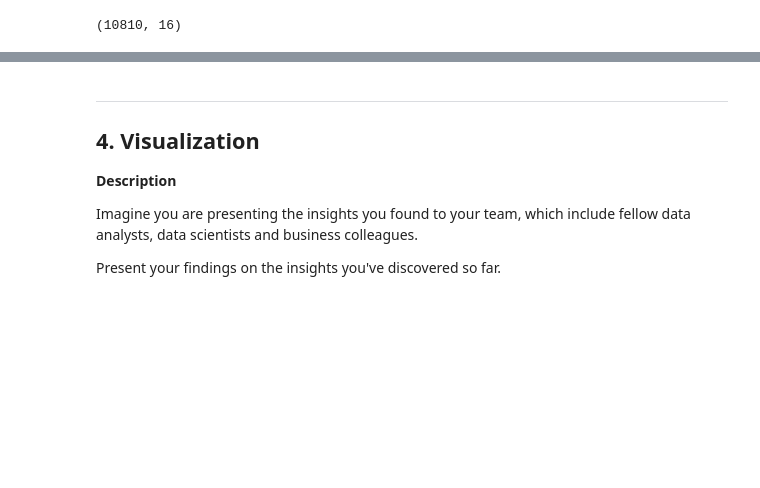
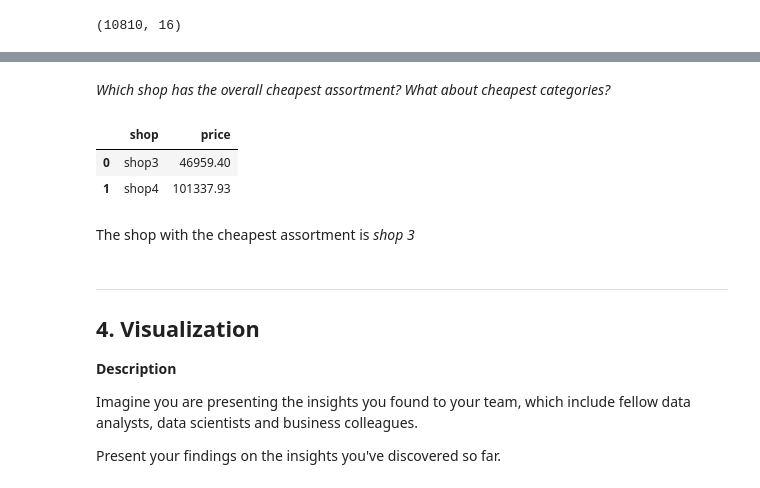
Before and after one commit to ruifurtado/da_challenge, a Jupyter notebook: da_challenge.ipynb, the cells around one changed output, grey strips where cells are left out. Drawn from its saved outputs; the diff is of its cells as text; code cells hidden in the pictures; blank space fills up the shorter version.

```diff
--- a/da_challenge.ipynb
+++ b/da_challenge.ipynb
@@ -419,3 +563,13 @@ df_final.shape
+# %% [markdown]
+_Which shop has the overall cheapest assortment? What about cheapest categories?_
+# %%
+df_final.groupby(['shop'],as_index=False).sum()[['shop','price']]
+# %% [output]
+|  | shop | price |
+| 0 | shop3 | 46959.40 |
+| 1 | shop4 | 101337.93 |
+# %% [markdown]
+The shop with the cheapest assortment is _shop 3_
 # %% [markdown]
 ___________________
 ## 4. Visualization
```
Also changed, not shown: parts of 15 cells of this notebook.
